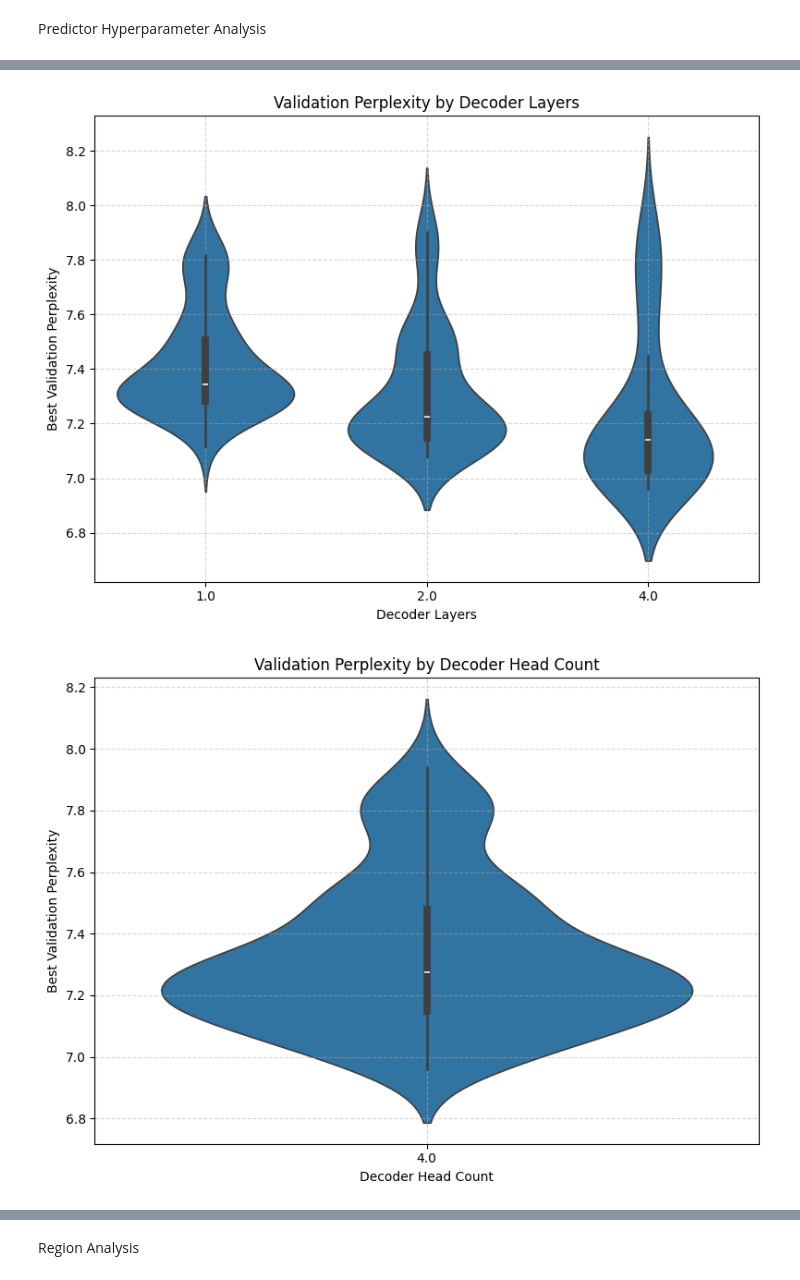
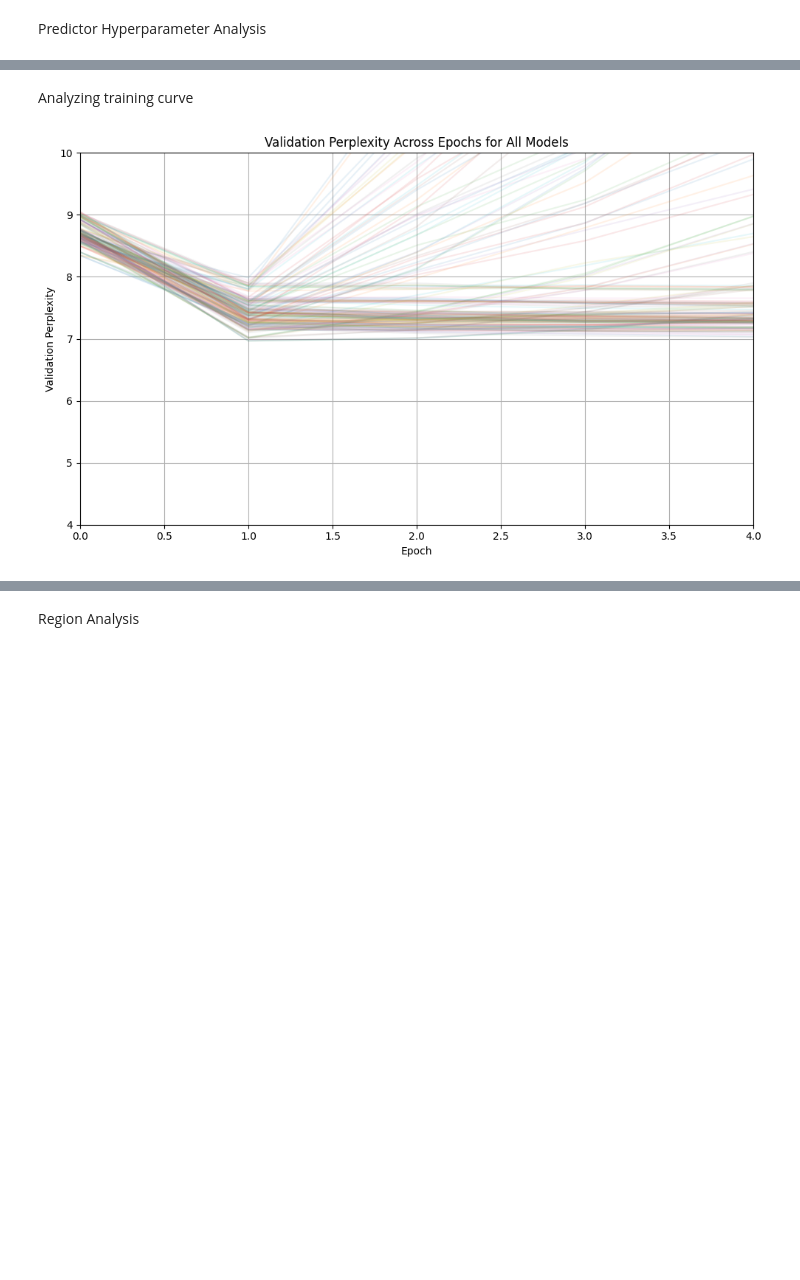
Before and after one commit to minw1/TCAE-Narratives, a Jupyter notebook: code/analysis.ipynb, the cells around one changed output, grey strips where cells are left out. Saved outputs shown, nothing was run; the diff lists cells and outputs as text; code cells hidden in the pictures; blank space fills up the shorter version.

```diff
--- a/code/analysis.ipynb
+++ b/code/analysis.ipynb
@@ -215,41 +335,49 @@ Predictor Hyperparameter Analysis
+# %% [markdown]
+Analyzing training curve
 # %%
 import seaborn as sns
 import matplotlib.pyplot as plt
 
 def try_float(tok):
     try:
         return float(tok)
     except ValueError:
         return tok
 
 
 
 predictor_dir = Path("/home/wsm32/project/wsm_thesis_scratch/narratives/combined_run/predictors")
 param_names = ["dec_blocks", "n_dec_head", "wd", "dec_ff", "encoder['kind']", "lr", "df", "enf"]
 
 full_pnames = ["Decoder Layers", "Decoder Head Count", "Weight Decay", "Decoder Feedfoward Dimension","Encoder Type", "Learning Rate", "Decoder Frozen Weights", "Encoder Frozen Weights"]
 
-ae_info = pd.DataFrame(columns=param_names + ["val_perp"])
+ae_info = pd.DataFrame(columns=param_names + ["perp_seq"])
 
 for subdir in predictor_dir.iterdir():
         if subdir.is_dir():
                 train_info = load_scalars_to_df(subdir / "summary")
 
-                val_perp = train_info.loc[train_info["Val_Loss"].idxmin(), "Val_Perp"]
+                val_perp = train_info["Val_Perp"]
                 toks = subdir.name.split("-")
                 toks = [try_float(tok) for tok in toks]
                 ae_info.loc[len(ae_info)] = toks + [val_perp]
-ae_info.head()
 
-for pn, nn in zip(param_names, full_pnames):
-    plt.figure(figsize=(8, 6))
-    sns.violinplot(x=pn, y="val_perp", data=ae_info)
-    plt.title(f"Validation Perplexity by {nn}")
-    plt.ylabel("Best Validation Perplexity")
-    plt.xlabel(nn)
-    plt.grid(True, linestyle="--", alpha=0.5)
-    plt.tight_layout()
-    plt.show()
+
+plt.figure(figsize=(10, 6))
+
+
+
+
+for seq in ae_info["perp_seq"]:
+    plt.plot(seq.values, alpha=0.1)  # low alpha for transparency
+plt.xlim(0, 4)
+plt.ylim(4,10)
+plt.xlabel("Epoch")
+plt.ylabel("Validation Perplexity")
+plt.title("Validation Perplexity Across Epochs for All Models")
+plt.grid(True)
+plt.tight_layout()
+plt.savefig(f"figures/VP_.png", dpi=300, bbox_inches='tight')
+plt.show()
 # %% [output]
-[figure, old version]
+[figure, new version]
-[figure, removed]
```
Also changed, not shown: parts of 17 cells of this notebook.
